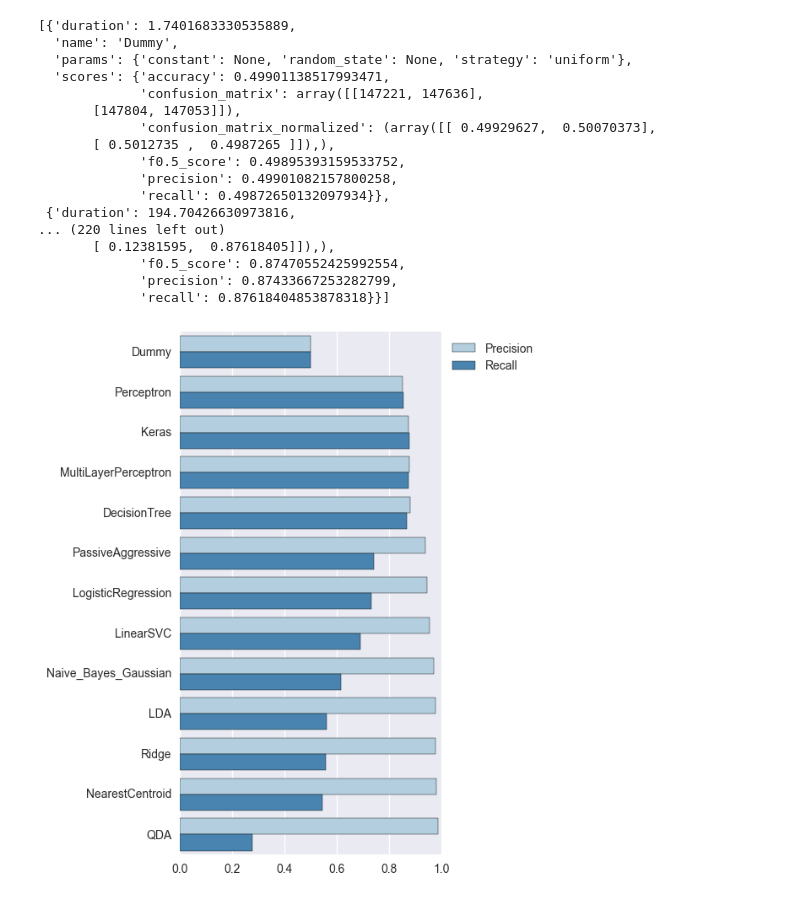
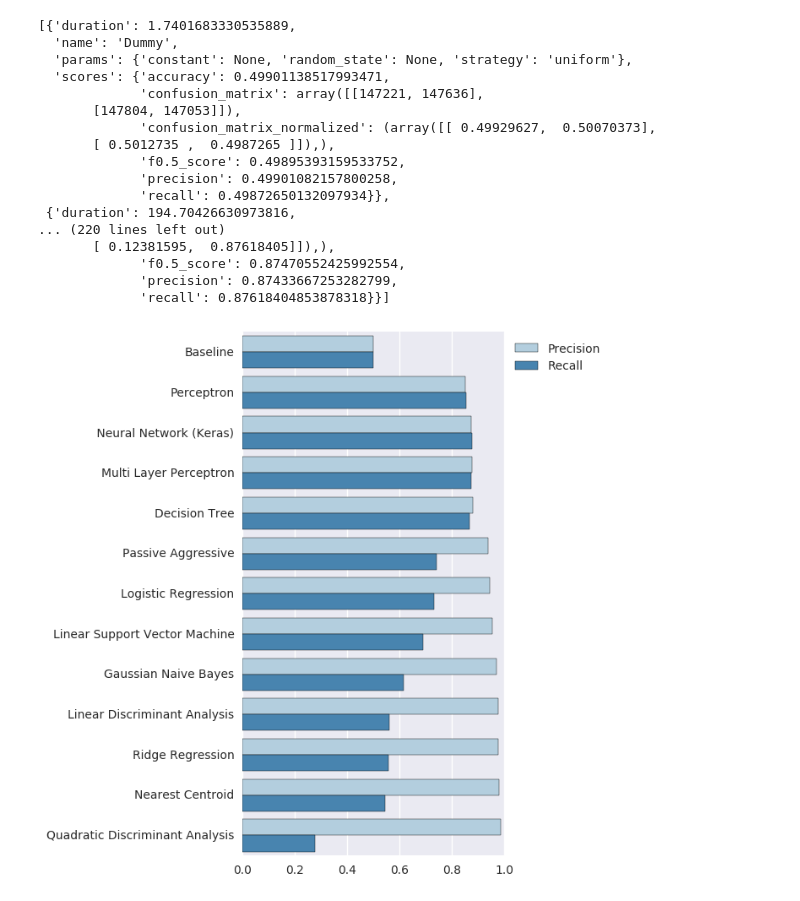
Before and after one commit to zanderdk/P7, a Jupyter notebook: scripts/process-cv-results.ipynb, the cells around one changed output. Saved outputs shown, nothing was run; the diff lists cells and outputs as text; code cells hidden in the pictures.

Commit message:
Figure update

```diff
--- a/scripts/process-cv-results.ipynb
+++ b/scripts/process-cv-results.ipynb
@@ -25,6 +25,11 @@ accuracy = list(map(lambda x: x["scores"]["accuracy"], results))
 #f_score = list(map(lambda x: x["scores"]["f0.5_score"], results))
 precision = list(map(lambda x: x["scores"]["precision"], results))
 recall = list(map(lambda x: x["scores"]["recall"], results))
+
+# hack names
+#names = ['Dummy', 'LogisticRegression', 'Ridge', 'Perceptron', 'PassiveAggressive', 'LDA', 'QDA', 'Naive_Bayes_Gaussian', 'LinearSVC', 'DecisionTree', 'NearestCentroid', 'MultiLayerPerceptron', 'Keras']
+names = ['Baseline', 'Logistic Regression', 'Ridge Regression', 'Perceptron', 'Passive Aggressive', 'Linear Discriminant Analysis', 'Quadratic Discriminant Analysis', 'Gaussian Naive Bayes', 'Linear Support Vector Machine', 'Decision Tree', 'Nearest Centroid', 'Multi Layer Perceptron', ' Neural Network (Keras)']
+
 
 df = pd.DataFrame({
  'name':names,
@@ -57,31 +62,31 @@ plt.savefig('classifier-comparison.pdf', format='pdf', dpi=1000, bbox_extra_arti
 # Setting the positions and width for the bars
 
 
 #for res in results:
 #    pp.pprint(res)
 
 #3610ae
 #fd0000
 #00cb00
 #fdd200
 
 #print(names)
 # %% [output]
 [{'duration': 1.7401683330535889,
   'name': 'Dummy',
   'params': {'constant': None, 'random_state': None, 'strategy': 'uniform'},
   'scores': {'accuracy': 0.49901138517993471,
              'confusion_matrix': array([[147221, 147636],
        [147804, 147053]]),
              'confusion_matrix_normalized': (array([[ 0.49929627,  0.50070373],
        [ 0.5012735 ,  0.4987265 ]]),),
              'f0.5_score': 0.49895393159533752,
              'precision': 0.49901082157800258,
              'recall': 0.49872650132097934}},
  {'duration': 194.70426630973816,
 ... (220 lines left out)
        [ 0.12381595,  0.87618405]]),),
              'f0.5_score': 0.87470552425992554,
              'precision': 0.87433667253282799,
              'recall': 0.87618404853878318}}]
-[figure, old version]
+[figure, new version]
```
